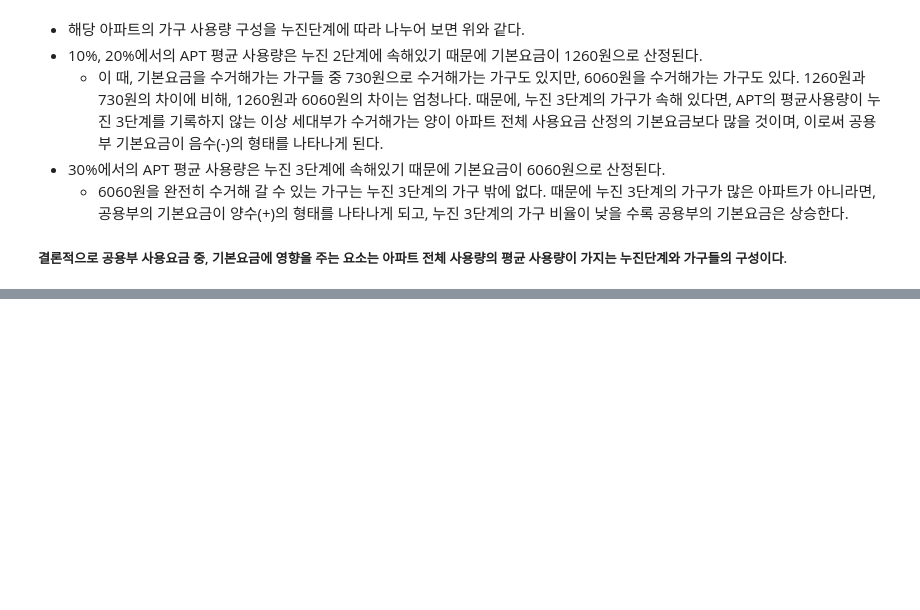
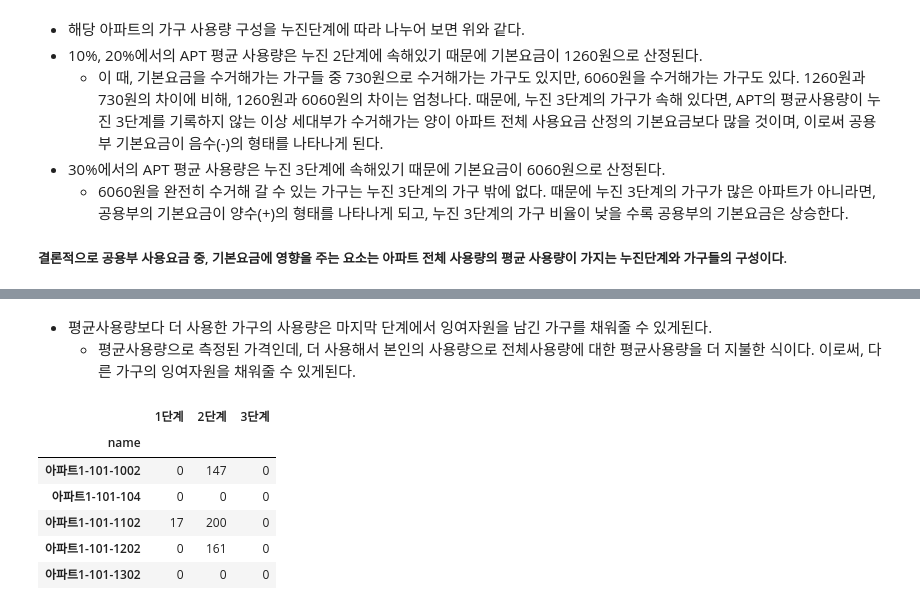
Before and after one commit to formegusto/what-is-public-fee, a Jupyter notebook: What is public fee?.ipynb, the cells around one changed output, grey strips where cells are left out. Saved outputs shown, nothing was run; the diff lists cells and outputs as text; code cells hidden in the pictures; blank space fills up the shorter version.

```diff
--- a/What is public fee?.ipynb
+++ b/What is public fee?.ipynb
@@ -283,0 +380,34 @@ basic_conf
+# %% [markdown]
+- 평균사용량보다 더 사용한 가구의 사용량은 마지막 단계에서 잉여자원을 남긴 가구를 채워줄 수 있게된다.
+    - 평균사용량으로 측정된 가격인데, 더 사용해서 본인의 사용량으로 전체사용량에 대한 평균사용량을 더 지불한 식이다. 이로써, 다른 가구의 잉여자원을 채워줄 수 있게된다.
+# %%
+# 잉여자원 구출
+_save_point = surplus[surplus['3단계'] <= 0]['3단계'].sum()
+
+save_point = np.array([])
+for t in surplus['3단계'].values:
+    if t <= 0:
+        save_point = np.append(save_point, 0)
+    elif _save_point == 0:
+        save_point = np.append(save_point, t)
+    else:
+        err = _save_point + t
+
+        if err > 0:
+            err = _save_point
+        else:
+            err = t * -1
+
+        save_point = np.append(save_point, t + err)
+        _save_point -= err
+
+surplus['3단계'] = save_point.astype("int")
+surplus.head()
+# %% [output]
+|  | 1단계 | 2단계 | 3단계 |
+| name |  |  |  |
+| 아파트1-101-1002 | 0 | 147 | 0 |
+| 아파트1-101-104 | 0 | 0 | 0 |
+| 아파트1-101-1102 | 17 | 200 | 0 |
+| 아파트1-101-1202 | 0 | 161 | 0 |
+| 아파트1-101-1302 | 0 | 0 | 0 |
```
Also changed, not shown: parts of 19 cells of this notebook, 3 other files.
